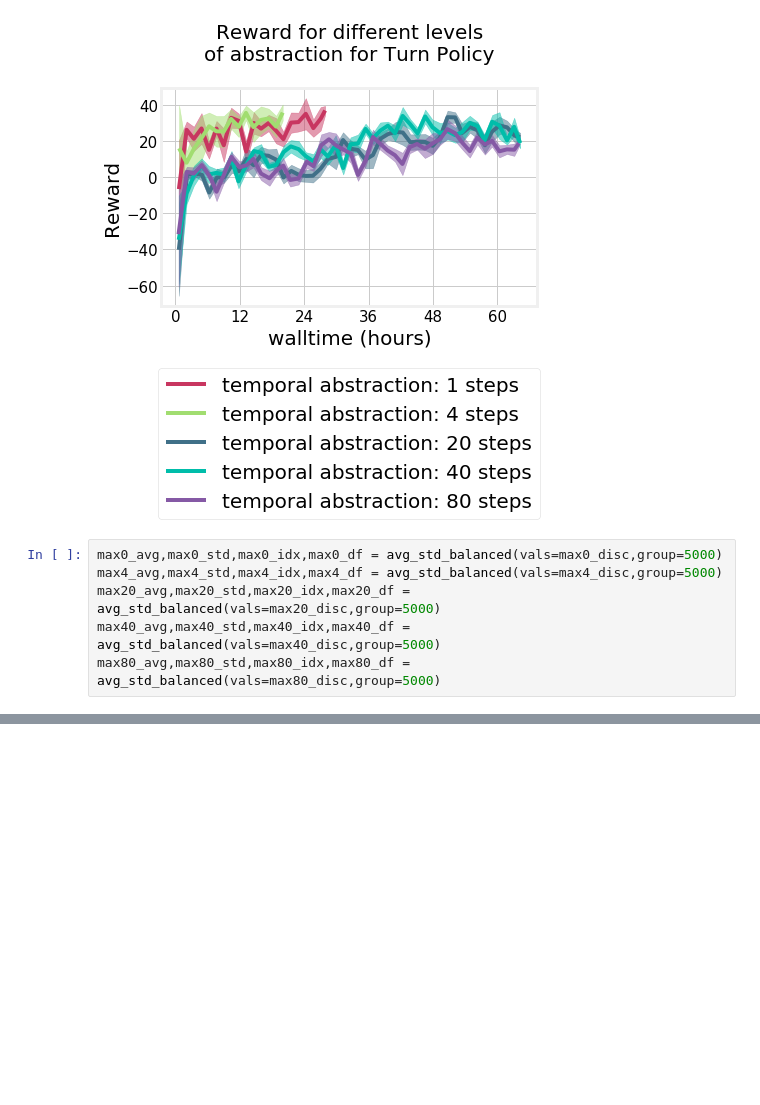
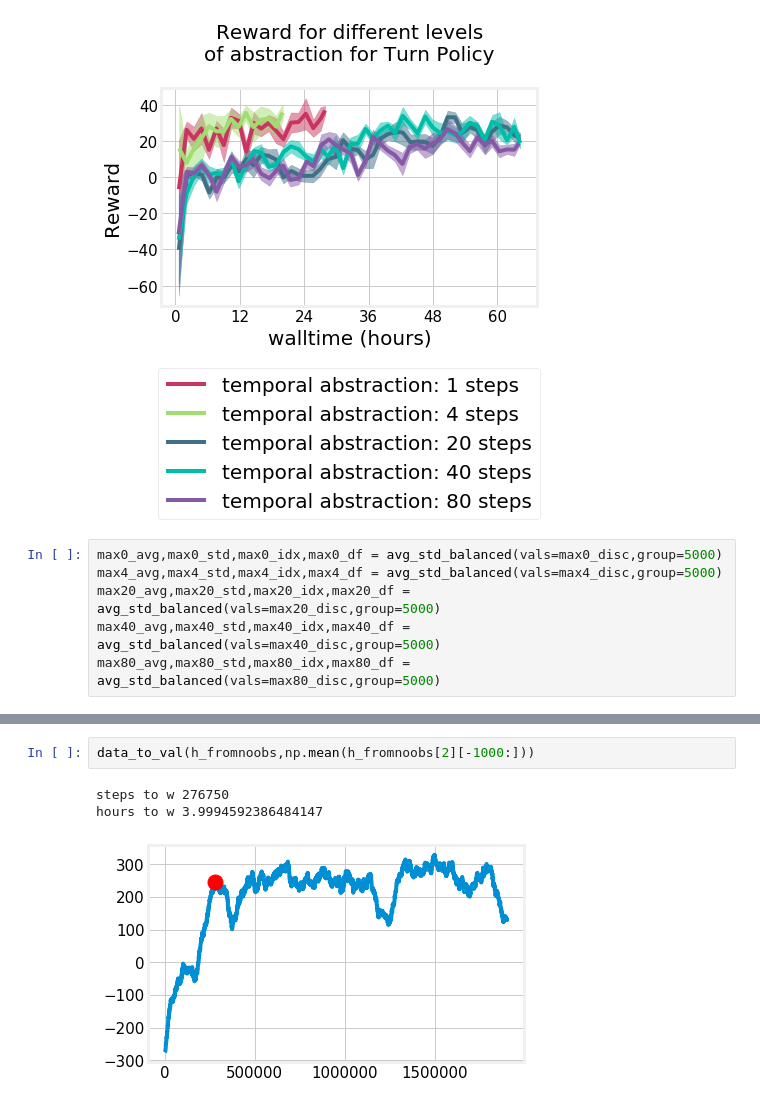
Before and after one commit to NotAnyMike/HRL, a Jupyter notebook: notebooks/Plots.ipynb, the cells around one changed output, grey strips where cells are left out. Cells and saved outputs as stored; diff of their text form; blank space fills up the shorter version.

```diff
--- a/notebooks/Plots.ipynb
+++ b/notebooks/Plots.ipynb
@@ -1071,0 +1101,6 @@ plt.savefig("plots/temporal_abstractions_discounted.pdf",bbox_inches="tight", pa
+# %%
+data_to_val(h_fromnoobs,np.mean(h_fromnoobs[2][-1000:]))
+# %% [output]
+steps to w 276750
+hours to w 3.9994592386484147
+[figure, added]
```
Also changed, not shown: parts of 7 cells of this notebook, 4 other files.
